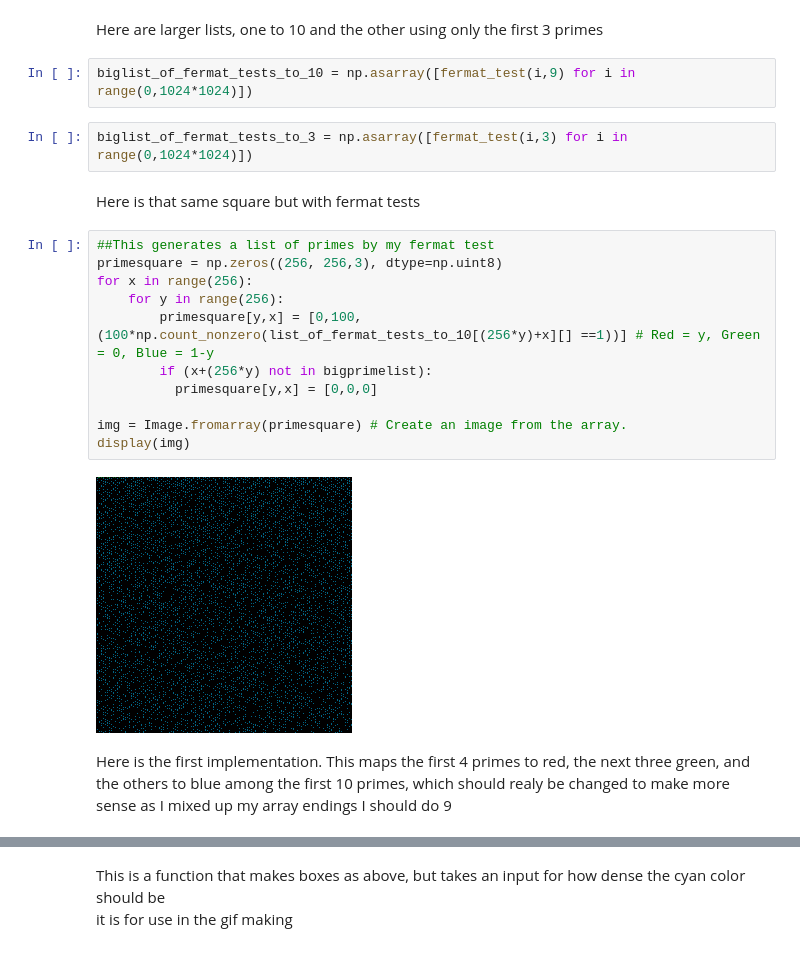
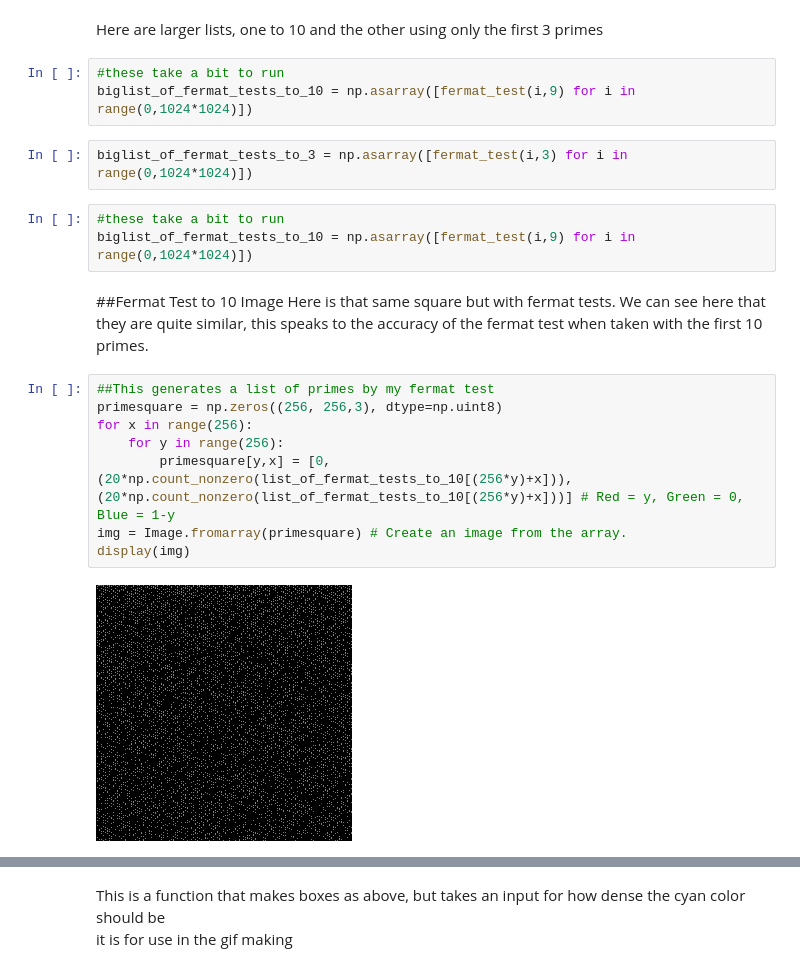
Before and after one commit to BurleighCharlton/Python-Mathematics, a Jupyter notebook: Prime_3.ipynb, the cells around one changed output, grey strips where cells are left out. Saved outputs shown, nothing was run; the diff lists cells and outputs as text.

```diff
--- a/Prime_3.ipynb
+++ b/Prime_3.ipynb
@@ -143,23 +132,24 @@ print((list_of_fermat_tests_to_10[2])[0,6:9])
 # %% [markdown]
 Here are larger lists, one to 10 and the other using only the first 3 primes
 # %%
+#these take a bit to run
 biglist_of_fermat_tests_to_10 = np.asarray([fermat_test(i,9) for i in range(0,1024*1024)])
 # %%
 biglist_of_fermat_tests_to_3 = np.asarray([fermat_test(i,3) for i in range(0,1024*1024)])
-# %% [markdown]
-Here is that same square but with fermat tests
+# %%
+#these take a bit to run
+biglist_of_fermat_tests_to_10 = np.asarray([fermat_test(i,9) for i in range(0,1024*1024)])
+# %% [markdown]
+##Fermat Test to 10 Image
+Here is that same square but with fermat tests.
+We can see here that they are quite similar, this speaks to the accuracy of the fermat test when taken with the first 10 primes.
 # %%
 ##This generates a list of primes by my fermat test
 primesquare = np.zeros((256, 256,3), dtype=np.uint8)
 for x in range(256):
     for y in range(256):
-        primesquare[y,x] = [0,100,(100*np.count_nonzero(list_of_fermat_tests_to_10[(256*y)+x][] ==1))] # Red = y, Green = 0, Blue = 1-y
-        if (x+(256*y) not in bigprimelist):
-          primesquare[y,x] = [0,0,0]
-
+        primesquare[y,x] = [0,(20*np.count_nonzero(list_of_fermat_tests_to_10[(256*y)+x])),(20*np.count_nonzero(list_of_fermat_tests_to_10[(256*y)+x]))] # Red = y, Green = 0, Blue = 1-y
 img = Image.fromarray(primesquare) # Create an image from the array.
 display(img)
 # %% [output]
-[figure, old version]
+[figure, new version]
-# %% [markdown]
-Here is the first implementation. This maps the first 4 primes to red, the next three green, and the others to blue among the first 10 primes, which should realy be changed to make more sense as I mixed up my array endings I should do 9
```
Also changed, not shown: parts of 40 cells of this notebook.
